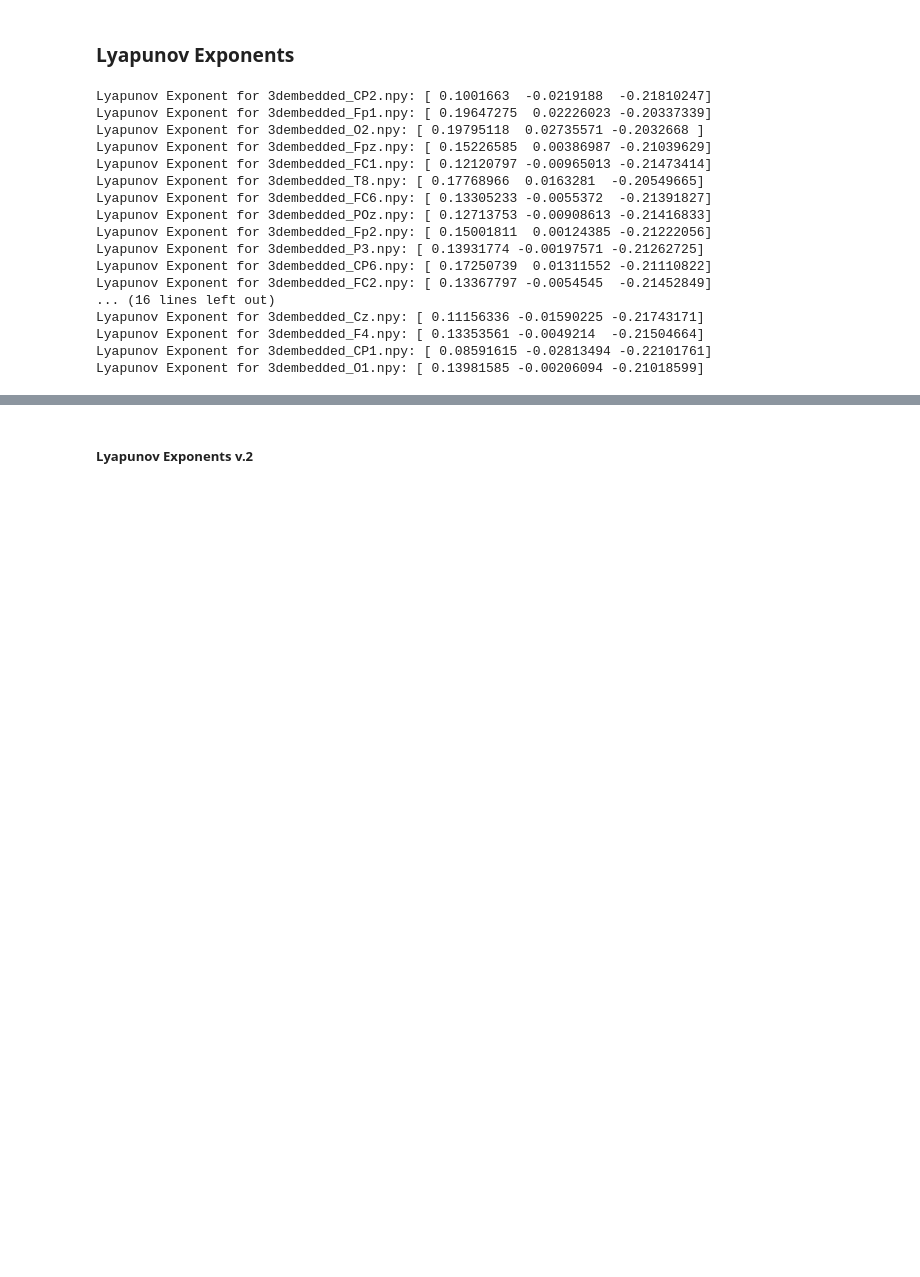
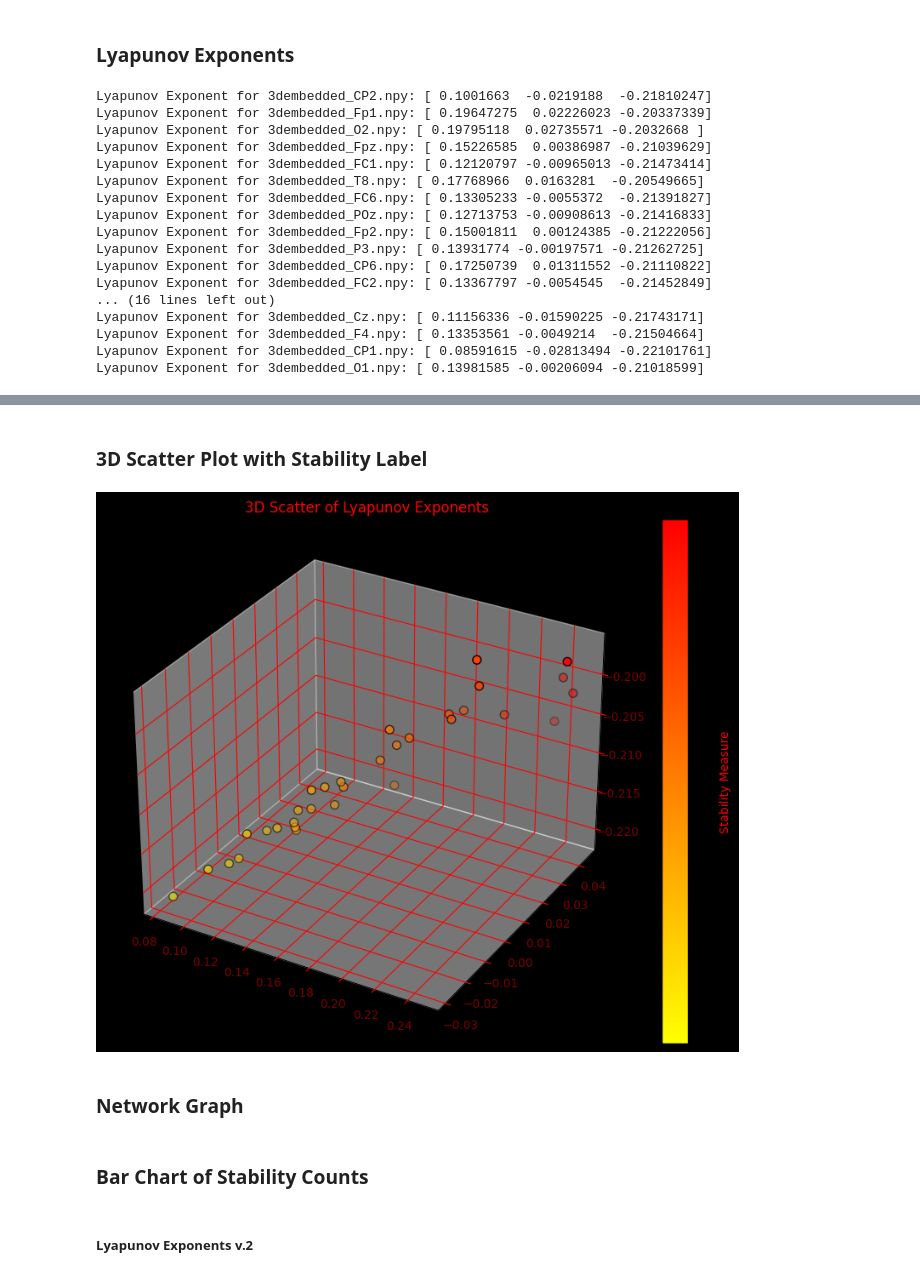
Before and after one commit to Metaverse-Crowdsource/Complete-Neural-Signal-Analysis, a Jupyter notebook: Systems_and_states/Experiments.ipynb, the cells around one changed output, grey strips where cells are left out. Drawn from its saved outputs; the diff is of its cells as text; code cells hidden in the pictures; blank space fills up the shorter version.

```diff
--- a/Systems_and_states/Experiments.ipynb
+++ b/Systems_and_states/Experiments.ipynb
@@ -628,0 +754,78 @@ Lyapunov Exponent for 3dembedded_O1.npy: [ 0.13981585 -0.00206094 -0.21018599]
+# %% [markdown]
+### 3D Scatter Plot with Stability Label
+# %%
+from mpl_toolkits.mplot3d import Axes3D
+import matplotlib.pyplot as plt
+from matplotlib.colors import LinearSegmentedColormap
+import numpy as np
+
+# Define custom colormap
+colors = [(1, 1, 0), (1, 0.5, 0), (1, 0, 0)]  # yellow, orange, red
+cmap_name = 'yellow_orange_red'
+cm = LinearSegmentedColormap.from_list(cmap_name, colors)
+
+# Assuming lyapunov_exponents is a dictionary with your channels and their respective exponents
+exponents = np.array(list(lyapunov_exponents.values()))
+
+# Convert the first Lyapunov exponent to a stability measure between -1 and 1
+# Assuming that more positive values indicate less stability (more chaotic)
+stability_measure = exponents[:, 0] / max(abs(exponents[:, 0]))
+
+# Plot
+fig = plt.figure(figsize=(10, 8))
+fig.patch.set_facecolor('black')  # Set the background color of the figure
+
+ax = fig.add_subplot(111, projection='3d')
+ax.set_facecolor('black')  # Set the background color of the plot area
+
+# Create the scatter plot using the stability measure as the color
+scatter = ax.scatter(exponents[:, 0], exponents[:, 1], exponents[:, 2], c=stability_measure, cmap=cm, s=50, edgecolor='black')
+
+# Add color bar to indicate the scale of stability
+cbar = fig.colorbar(scatter, ax=ax)
+cbar.set_label('Stability Measure')
+cbar.outline.set_edgecolor('black')
+cbar.outline.set_linewidth(1)
+cbar.ax.yaxis.label.set_color('red')
+
+# Set grid color to red with transparency
+ax.xaxis._axinfo["grid"].update(color='red', alpha=0.5)
+ax.yaxis._axinfo["grid"].update(color='red', alpha=0.5)
+ax.zaxis._axinfo["grid"].update(color='red', alpha=0.5)
+
+# Set grid face color to black
+ax.xaxis._axinfo["grid"].update(grid_color='black')
+ax.yaxis._axinfo["grid"].update(grid_color='black')
+ax.zaxis._axinfo["grid"].update(grid_color='black')
+
+# Set axis spine color to black
+ax.spines['top'].set_color('black')
+ax.spines['bottom'].set_color('black')
+ax.spines['left'].set_color('black')
+ax.spines['right'].set_color('black')
+
+# Set tick color to red
+ax.tick_params(axis='x', colors='red')
+ax.tick_params(axis='y', colors='red')
+ax.tick_params(axis='z', colors='red')
+
+# Set label color to red
+ax.xaxis.label.set_color('red')
+ax.yaxis.label.set_color('red')
+ax.zaxis.label.set_color('red')
+
+# Set title color to red
+ax.title.set_color('red')
+
+# Set transparency for tick labels
+plt.setp(ax.get_xticklabels(), color='red', alpha=0.5)
+plt.setp(ax.get_yticklabels(), color='red', alpha=0.5)
+plt.setp(ax.get_zticklabels(), color='red', alpha=0.5)
+
+# Show plot
+plt.title('3D Scatter of Lyapunov Exponents', color='red')
+plt.show()
+# %% [output]
+[figure, added]
+# %% [markdown]
+### Network Graph
@@ -628,0 +850,2 @@ Lyapunov Exponent for 3dembedded_O1.npy: [ 0.13981585 -0.00206094 -0.21018599]
+# %% [markdown]
+### Bar Chart of Stability Counts
```
Also changed, not shown: parts of 25 cells of this notebook.
